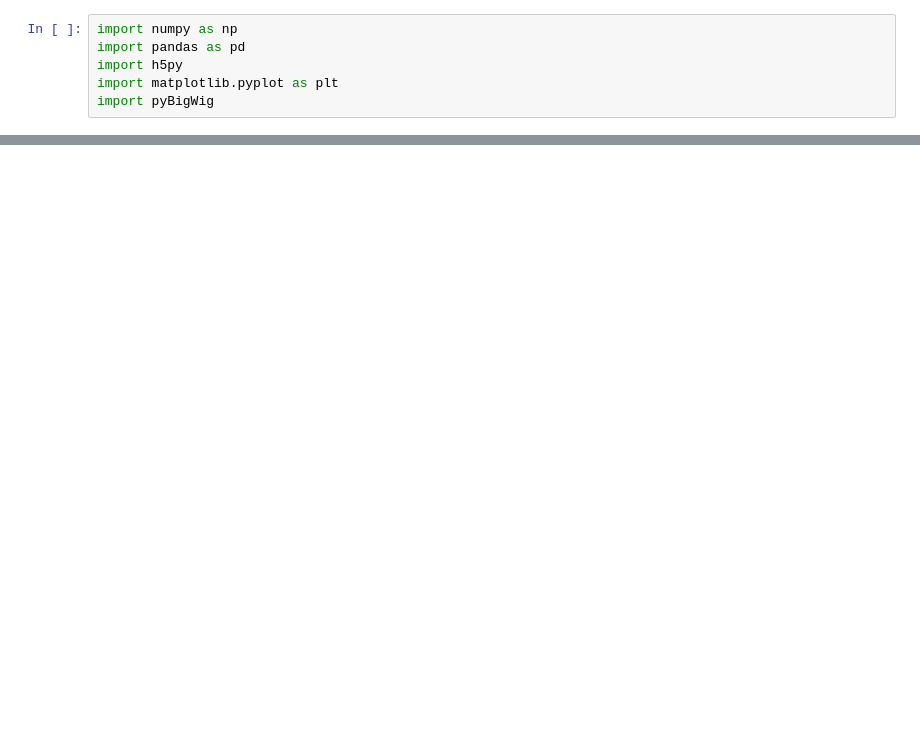
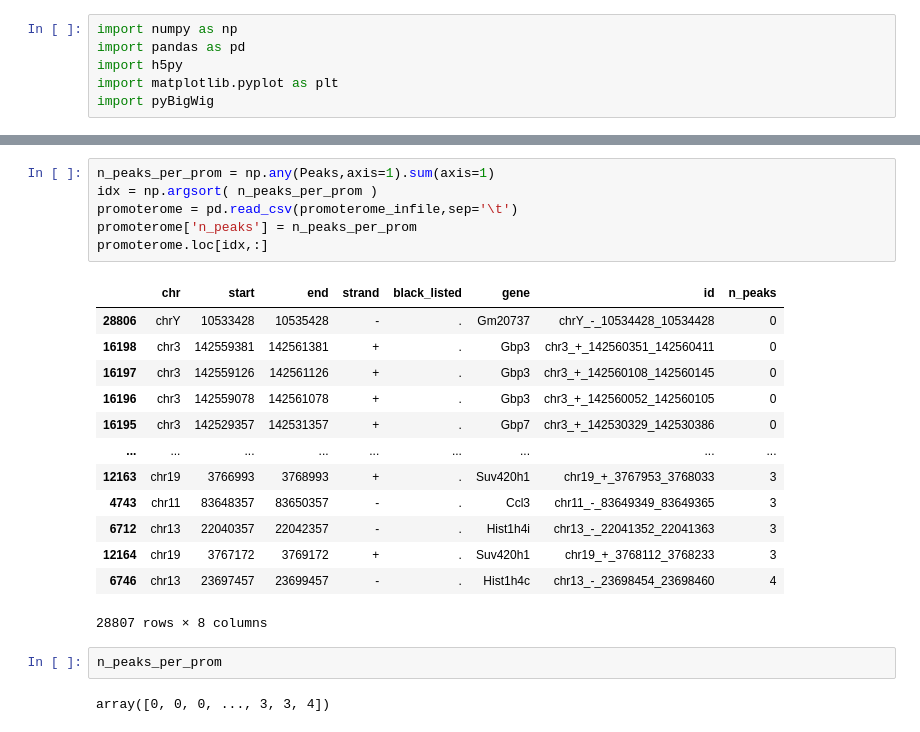
Before and after one commit to naef-lab/ChIP_atlas, a Jupyter notebook: notebooks/Chip_normalization.ipynb, the cells around one changed output, grey strips where cells are left out. Cells and saved outputs as stored; diff of their text form; blank space fills up the shorter version.

```diff
--- a/notebooks/Chip_normalization.ipynb
+++ b/notebooks/Chip_normalization.ipynb
@@ -53,0 +240,24 @@ def make_peak_tensor(promoterome_infile,peaks_infiles):
+# %%
+n_peaks_per_prom = np.any(Peaks,axis=1).sum(axis=1)
+idx = np.argsort( n_peaks_per_prom )
+promoterome = pd.read_csv(promoterome_infile,sep='\t')
+promoterome['n_peaks'] = n_peaks_per_prom
+promoterome.loc[idx,:]
+# %% [output]
+|  | chr | start | end | strand | black_listed | gene | id | n_peaks |
+| 28806 | chrY | 10533428 | 10535428 | - | . | Gm20737 | chrY_-_10534428_10534428 | 0 |
+| 16198 | chr3 | 142559381 | 142561381 | + | . | Gbp3 | chr3_+_142560351_142560411 | 0 |
+| 16197 | chr3 | 142559126 | 142561126 | + | . | Gbp3 | chr3_+_142560108_142560145 | 0 |
+| 16196 | chr3 | 142559078 | 142561078 | + | . | Gbp3 | chr3_+_142560052_142560105 | 0 |
+| 16195 | chr3 | 142529357 | 142531357 | + | . | Gbp7 | chr3_+_142530329_142530386 | 0 |
+| ... | ... | ... | ... | ... | ... | ... | ... | ... |
+| 12163 | chr19 | 3766993 | 3768993 | + | . | Suv420h1 | chr19_+_3767953_3768033 | 3 |
+| 4743 | chr11 | 83648357 | 83650357 | - | . | Ccl3 | chr11_-_83649349_83649365 | 3 |
+| 6712 | chr13 | 22040357 | 22042357 | - | . | Hist1h4i | chr13_-_22041352_22041363 | 3 |
+| 12164 | chr19 | 3767172 | 3769172 | + | . | Suv420h1 | chr19_+_3768112_3768233 | 3 |
+| 6746 | chr13 | 23697457 | 23699457 | - | . | Hist1h4c | chr13_-_23698454_23698460 | 4 |
+28807 rows × 8 columns
+# %%
+n_peaks_per_prom
+# %% [output]
+array([0, 0, 0, ..., 3, 3, 4])
```
Also changed, not shown: parts of 16 cells of this notebook, 5 other files.
